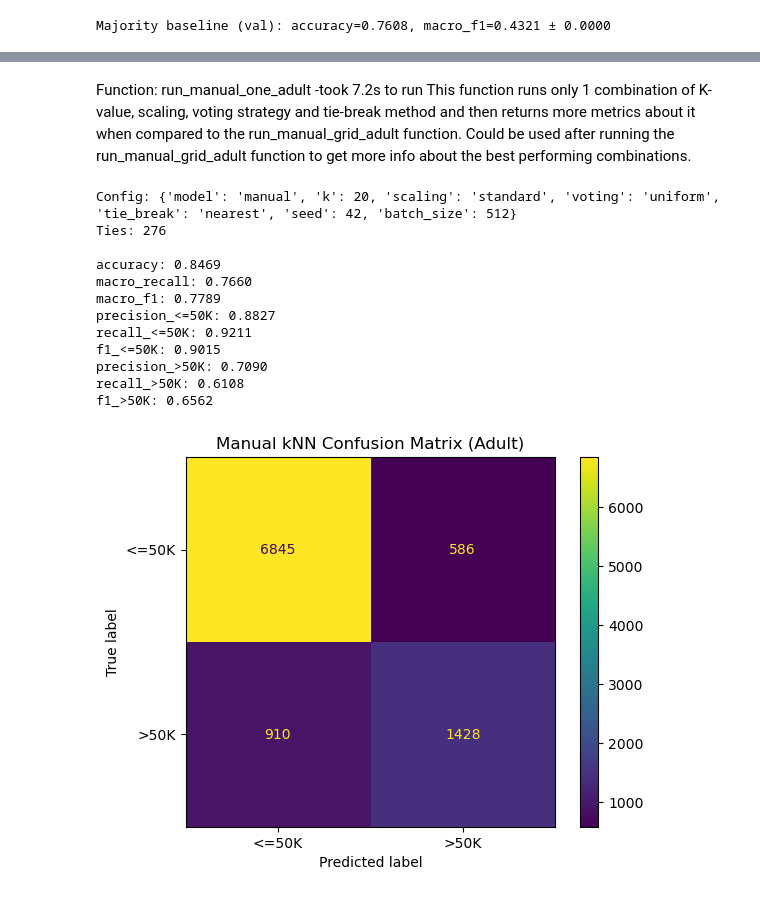
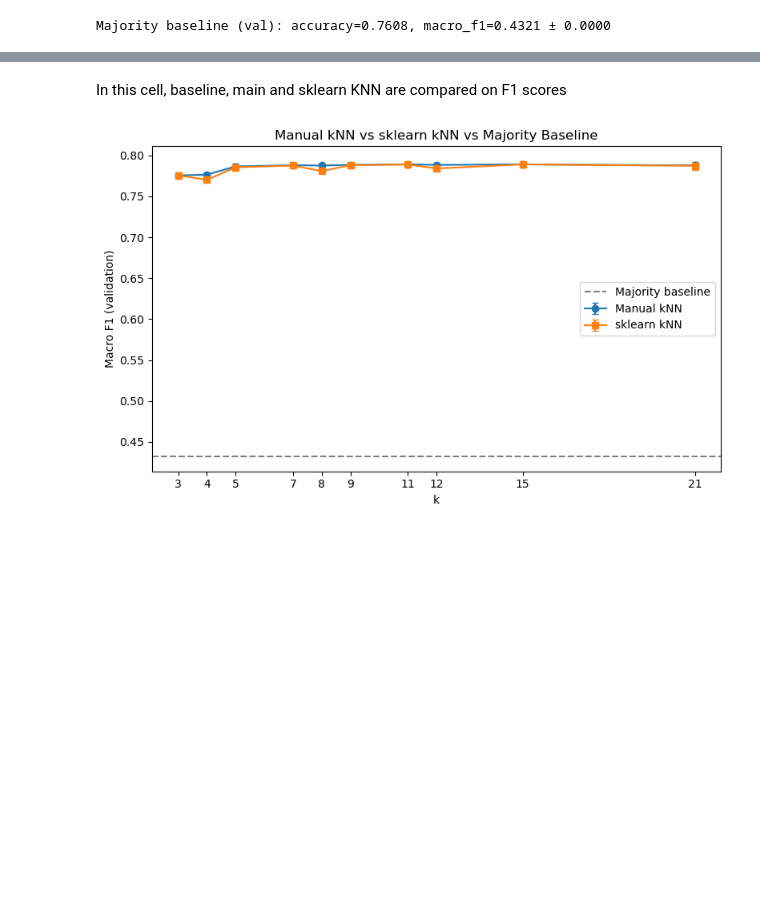
Before and after one commit to MoosTeunisse/MachineLearning-kNN-Project, a Jupyter notebook: src/results/result_outputs.ipynb, the cells around one changed output, grey strips where cells are left out. Cells and saved outputs as stored; diff of their text form; code cells hidden in the pictures; blank space fills up the shorter version.

Commit message:
Final k values and seed values inputted with final results

```diff
--- a/src/results/result_outputs.ipynb
+++ b/src/results/result_outputs.ipynb
@@ -19,8 +17,8 @@ In this cell, we're doing manual grid search over a variety of seeds and k value
 import pandas as pd
 import numpy as np
 
-seeds = [42]
-ks = [3, 5, 7]
+seeds = [42, 123, 456, 789, 1024]
+ks = [3, 4, 5, 7, 8, 9, 11, 12, 15, 21]
 
 # --- Manual grid across seeds ---
 all_manual = []
@@ -63,7 +61,7 @@ print(f"\nTotal sklearn rows: {len(df_sklearn_all)}")
 
 # --- Aggregate: mean and std across seeds ---
 group_cols_manual = ["k", "scaling", "weights", "tie_break"]
-df_manual_agg = df_manual_all.groupby(group_cols_manual).agg(
+df_manual_agg = df_manual_all.groupby(group_cols_manual, dropna=False).agg(
     accuracy_mean=("accuracy", "mean"),
     accuracy_std=("accuracy", "std"),
     macro_f1_mean=("macro_f1", "mean"),
@@ -77,7 +75,7 @@ df_manual_agg = df_manual_all.groupby(group_cols_manual).agg(
 ).reset_index()
 
 group_cols_sklearn = ["k", "scaling", "weights"]
-df_sklearn_agg = df_sklearn_all.groupby(group_cols_sklearn).agg(
+df_sklearn_agg = df_sklearn_all.groupby(group_cols_sklearn, dropna=False).agg(
     accuracy_mean=("accuracy", "mean"),
     accuracy_std=("accuracy", "std"),
     macro_f1_mean=("macro_f1", "mean"),
@@ -225,47 +247,41 @@ df_manual
-# %% [markdown]
-Function: run_manual_one_adult
--took 7.2s to run
-This function runs only 1 combination of K-value, scaling, voting strategy and tie-break method and then returns more metrics about it when compared to the run_manual_grid_adult function. Could be used after running the run_manual_grid_adult function to get more info about the best performing combinations.
+# %% [markdown]
+In this cell, baseline, main and sklearn KNN are compared on F1 scores
 # %%
-#input parameters for single run
-k = 20
-scalings = "standard"
-votings = "uniform"
-tie_breaks = "nearest"
+fig, ax = plt.subplots(figsize=(8, 5))
 
-out_manual = run_manual_one_adult(
-    k=k,
-    scaling=scalings,
-    voting=str(votings),
-    tie_break=str(tie_breaks),
+# Manual: no scaling, uniform, nearest
+manual_best = df_manual_agg[
+    (df_manual_agg["scaling"].isna()) &
+    (df_manual_agg["weights"] == "uniform") &
+    (df_manual_agg["tie_break"] == "nearest")
+].sort_values("k")
+
+ax.errorbar(
+    manual_best["k"], manual_best["macro_f1_mean"], yerr=manual_best["macro_f1_std"],
+    marker="o", capsize=3, label="Manual kNN"
 )
 
-print("Config:", out_manual["config"])
-print("Ties:", out_manual["ties"])
-print()
+# Sklearn: no scaling, uniform (closest comparison)
+sklearn_best = df_sklearn_agg[
+    (df_sklearn_agg["scaling"].isna()) &
+    (df_sklearn_agg["weights"] == "uniform")
+].sort_values("k")
 
-for k, v in out_manual["metrics"].items():
-    print(f"{k}: {v:.4f}")
+ax.errorbar(
+    sklearn_best["k"], sklearn_best["macro_f1_mean"], yerr=sklearn_best["macro_f1_std"],
+    marker="s", capsize=3, label="sklearn kNN"
+)
 
-cm = out_manual["confusion_matrix"]
-labels = out_manual["labels"]
+# Majority baseline
+ax.axhline(y=majority_f1_mean, color="gray", linestyle="--", label="Majority baseline")
 
-disp = ConfusionMatrixDisplay(confusion_matrix=cm, display_labels=labels)
-disp.plot(values_format="d")
-
-plt.title("Manual kNN Confusion Matrix (Adult)")
+ax.set_xlabel("k")
+ax.set_ylabel("Macro F1 (validation)")
+ax.set_title("Manual kNN vs sklearn kNN vs Majority Baseline")
+ax.legend()
+ax.set_xticks(ks)
+plt.tight_layout()
+plt.savefig("results/fig4_baseline_comparison.png", dpi=150)
 plt.show()
 # %% [output]
-Config: {'model': 'manual', 'k': 20, 'scaling': 'standard', 'voting': 'uniform', 'tie_break': 'nearest', 'seed': 42, 'batch_size': 512}
-Ties: 276
-
-accuracy: 0.8469
-macro_recall: 0.7660
-macro_f1: 0.7789
-precision_<=50K: 0.8827
-recall_<=50K: 0.9211
-f1_<=50K: 0.9015
-precision_>50K: 0.7090
-recall_>50K: 0.6108
-f1_>50K: 0.6562
-[figure, old version]
+[figure, new version]
```
Also changed, not shown: parts of 15 cells of this notebook, 5 other files.
